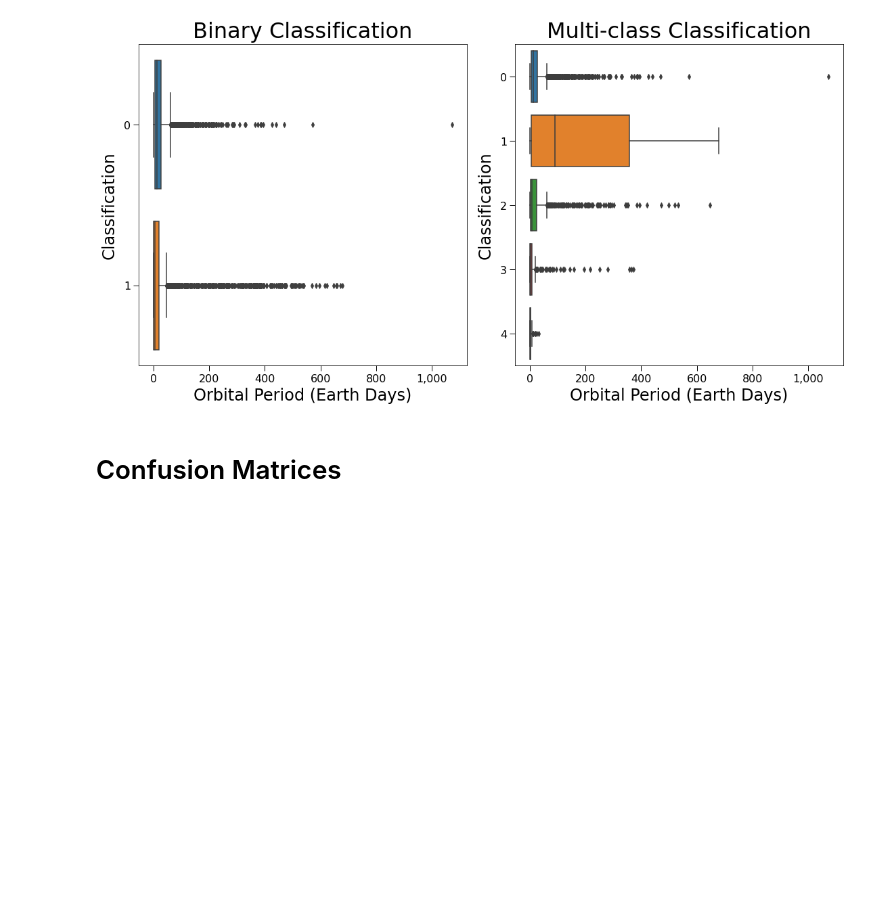
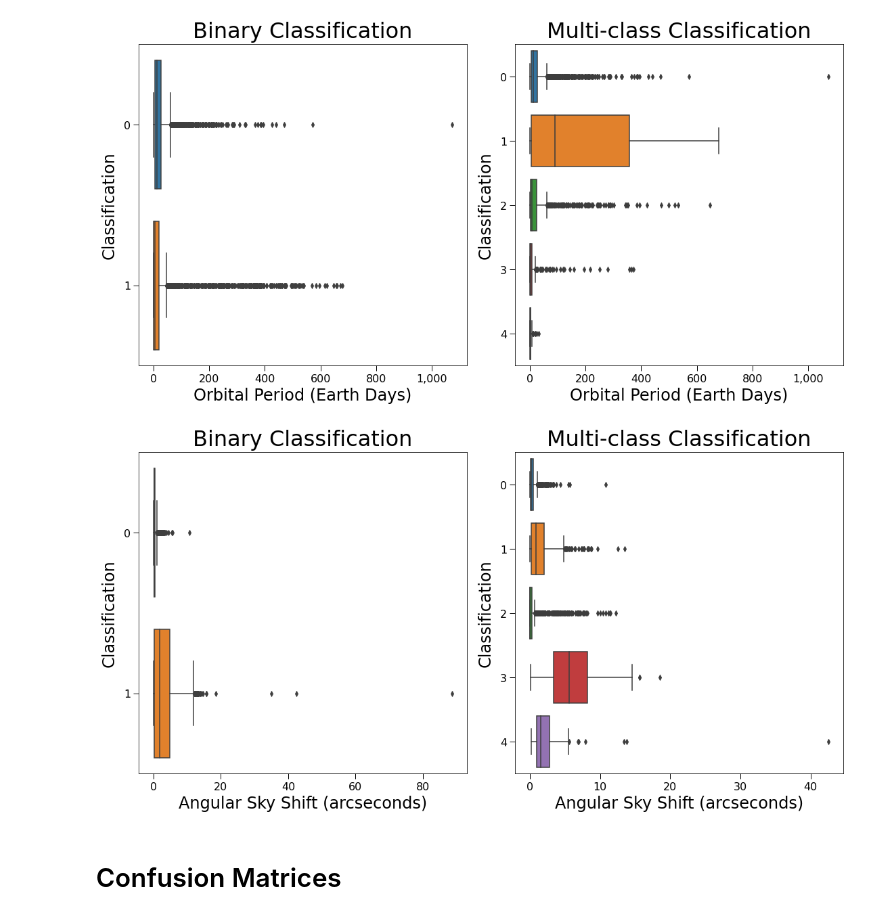
Before and after one commit to JoshuaGottlieb/Exoplanet-Classification, a Jupyter notebook: notebooks/Visualizations.ipynb, the cells around one changed output. Drawn from its saved outputs; the diff is of its cells as text; code cells hidden in the pictures; blank space fills up the shorter version.

Commit message:
Added boxplot visualization for sky angular offset.

```diff
--- a/notebooks/Visualizations.ipynb
+++ b/notebooks/Visualizations.ipynb
@@ -321,6 +321,24 @@ ax[1].set_title('Multi-class Classification', fontfamily = 'Arial', fontsize = 3
 # plt.savefig('../images/orbital_period_boxplots.png', bbox_inches = 'tight')
 # %% [output]
 [figure]
+# %%
+# Create boxplots for angular sky offset feature
+fig, ax = plot_boxplots([(full_binary, 'disposition'), (full_multi, 'classification')], 'angular_offset_sky')
+
+# Configure axis labels, title, ticks, and ticklabels
+for axis in ax:
+    configure_axislabels_and_title(axis, 'Angular Sky Shift (arcseconds)',
+                               'Classification', None)
+    axis.get_xaxis().set_major_formatter(pltticker.FuncFormatter(lambda x, p: format(int(x),',')))
+    configure_ticklabels_and_params(axis)
+
+ax[0].set_title('Binary Classification', fontfamily = 'Arial', fontsize = 32, pad = 10);
+ax[1].set_title('Multi-class Classification', fontfamily = 'Arial', fontsize = 32, pad = 10);
+
+# Save figure as .png
+# plt.savefig('../images/angular_offset_sky_boxplots.png', bbox_inches = 'tight')
+# %% [output]
+[figure, added]
 # %% [markdown]
 # Confusion Matrices
 # %%
```
Also changed, not shown: parts of 3 cells of this notebook, 2 other files.
